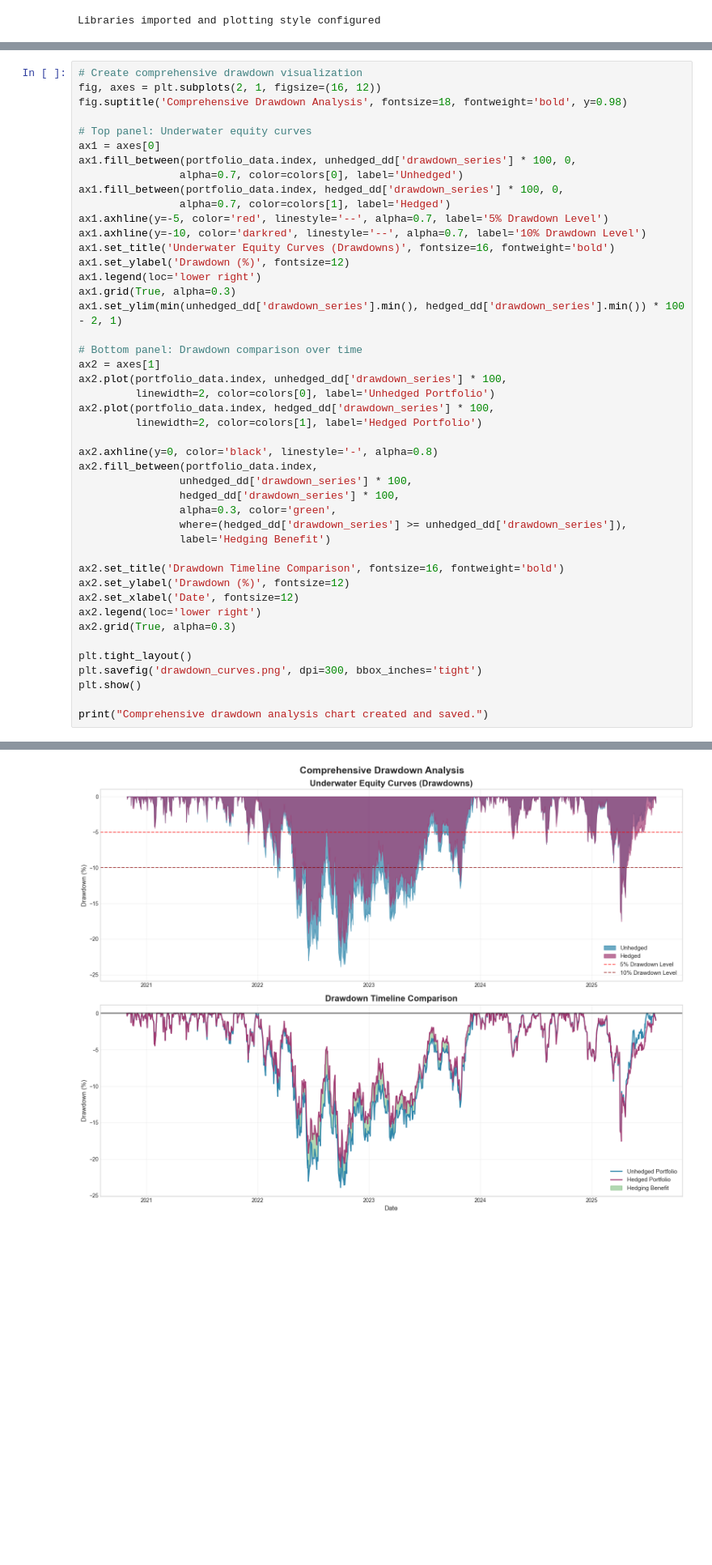
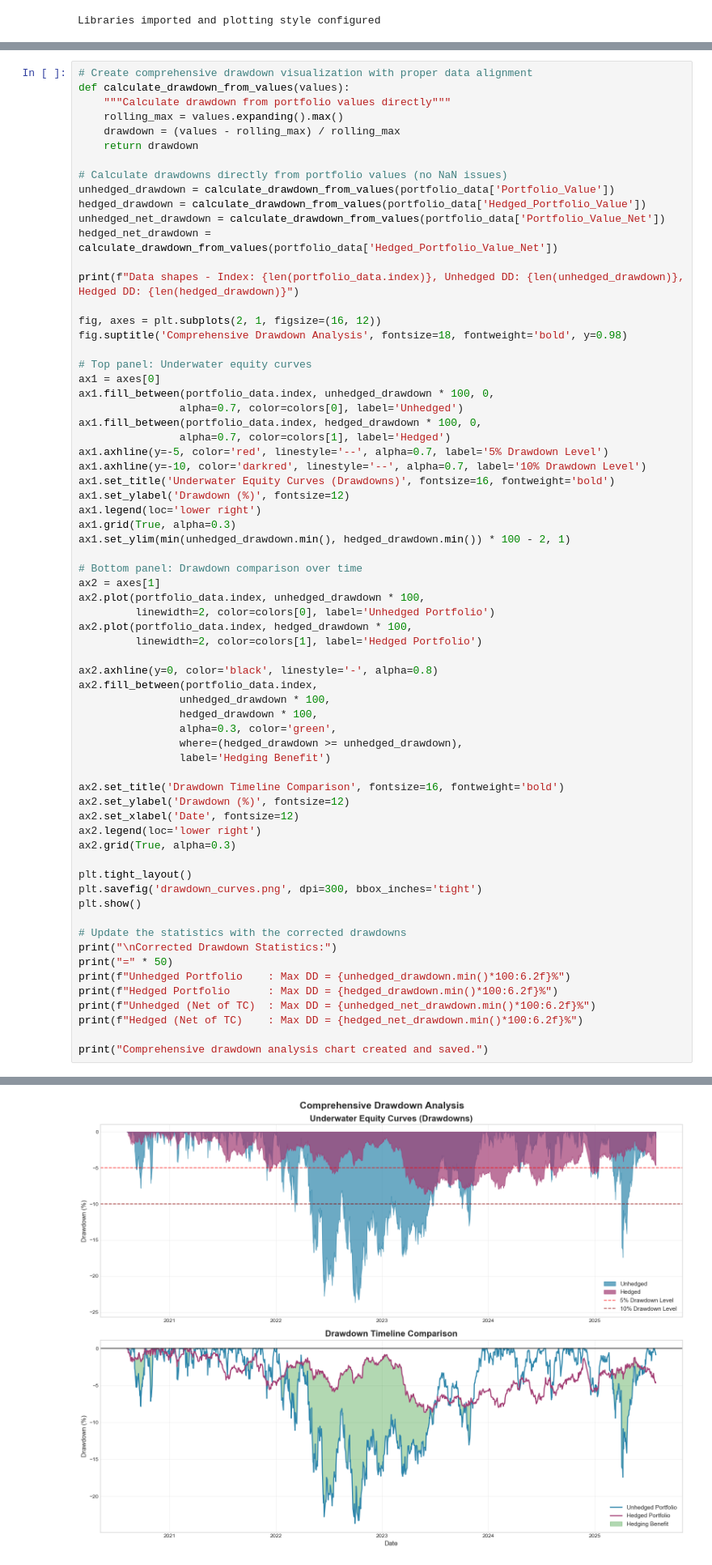
Before and after one commit to elliottgordon/finm-25000-p2-repository, a Jupyter notebook: Homework #6/Part 6: Visualization & Interpretation/visualization.ipynb, the cells around one changed output, grey strips where cells are left out. Shown at 81% size. Drawn from its saved outputs; the diff is of its cells as text; blank space fills up the shorter version.

```diff
--- a/Homework #6/Part 6: Visualization & Interpretation/visualization.ipynb
+++ b/Homework #6/Part 6: Visualization & Interpretation/visualization.ipynb
@@ -183,13 +227,27 @@ Hedged (Net)   : Max DD = -21.44%, Avg DD =  -5.84%, Severe DD Days = 467
 # %%
-# Create comprehensive drawdown visualization
+# Create comprehensive drawdown visualization with proper data alignment
+def calculate_drawdown_from_values(values):
+    """Calculate drawdown from portfolio values directly"""
+    rolling_max = values.expanding().max()
+    drawdown = (values - rolling_max) / rolling_max
+    return drawdown
+
+# Calculate drawdowns directly from portfolio values (no NaN issues)
+unhedged_drawdown = calculate_drawdown_from_values(portfolio_data['Portfolio_Value'])
+hedged_drawdown = calculate_drawdown_from_values(portfolio_data['Hedged_Portfolio_Value'])
+unhedged_net_drawdown = calculate_drawdown_from_values(portfolio_data['Portfolio_Value_Net'])
+hedged_net_drawdown = calculate_drawdown_from_values(portfolio_data['Hedged_Portfolio_Value_Net'])
+
+print(f"Data shapes - Index: {len(portfolio_data.index)}, Unhedged DD: {len(unhedged_drawdown)}, Hedged DD: {len(hedged_drawdown)}")
+
 fig, axes = plt.subplots(2, 1, figsize=(16, 12))
 fig.suptitle('Comprehensive Drawdown Analysis', fontsize=18, fontweight='bold', y=0.98)
 
 # Top panel: Underwater equity curves
 ax1 = axes[0]
-ax1.fill_between(portfolio_data.index, unhedged_dd['drawdown_series'] * 100, 0,
+ax1.fill_between(portfolio_data.index, unhedged_drawdown * 100, 0,
                 alpha=0.7, color=colors[0], label='Unhedged')
-ax1.fill_between(portfolio_data.index, hedged_dd['drawdown_series'] * 100, 0,
+ax1.fill_between(portfolio_data.index, hedged_drawdown * 100, 0,
                 alpha=0.7, color=colors[1], label='Hedged')
 ax1.axhline(y=-5, color='red', linestyle='--', alpha=0.7, label='5% Drawdown Level')
 ax1.axhline(y=-10, color='darkred', linestyle='--', alpha=0.7, label='10% Drawdown Level')
@@ -197,21 +255,21 @@ ax1.set_title('Underwater Equity Curves (Drawdowns)', fontsize=16, fontweight='b
 ax1.set_ylabel('Drawdown (%)', fontsize=12)
 ax1.legend(loc='lower right')
 ax1.grid(True, alpha=0.3)
-ax1.set_ylim(min(unhedged_dd['drawdown_series'].min(), hedged_dd['drawdown_series'].min()) * 100 - 2, 1)
+ax1.set_ylim(min(unhedged_drawdown.min(), hedged_drawdown.min()) * 100 - 2, 1)
 
 # Bottom panel: Drawdown comparison over time
 ax2 = axes[1]
-ax2.plot(portfolio_data.index, unhedged_dd['drawdown_series'] * 100,
+ax2.plot(portfolio_data.index, unhedged_drawdown * 100,
          linewidth=2, color=colors[0], label='Unhedged Portfolio')
-ax2.plot(portfolio_data.index, hedged_dd['drawdown_series'] * 100,
+ax2.plot(portfolio_data.index, hedged_drawdown * 100,
          linewidth=2, color=colors[1], label='Hedged Portfolio')
 
 ax2.axhline(y=0, color='black', linestyle='-', alpha=0.8)
 ax2.fill_between(portfolio_data.index,
-                unhedged_dd['drawdown_series'] * 100,
-                hedged_dd['drawdown_series'] * 100,
+                unhedged_drawdown * 100,
+                hedged_drawdown * 100,
                 alpha=0.3, color='green',
-                where=(hedged_dd['drawdown_series'] >= unhedged_dd['drawdown_series']),
+                where=(hedged_drawdown >= unhedged_drawdown),
                 label='Hedging Benefit')
 
 ax2.set_title('Drawdown Timeline Comparison', fontsize=16, fontweight='bold')
@@ -224,5 +282,13 @@ plt.tight_layout()
 plt.savefig('drawdown_curves.png', dpi=300, bbox_inches='tight')
 plt.show()
 
+# Update the statistics with the corrected drawdowns
+print("\nCorrected Drawdown Statistics:")
+print("=" * 50)
+print(f"Unhedged Portfolio    : Max DD = {unhedged_drawdown.min()*100:6.2f}%")
+print(f"Hedged Portfolio      : Max DD = {hedged_drawdown.min()*100:6.2f}%")
+print(f"Unhedged (Net of TC)  : Max DD = {unhedged_net_drawdown.min()*100:6.2f}%")
+print(f"Hedged (Net of TC)    : Max DD = {hedged_net_drawdown.min()*100:6.2f}%")
+
 print("Comprehensive drawdown analysis chart created and saved.")
 # %% [output]
@@ -229 +296 @@ print("Comprehensive drawdown analysis chart created and saved.")
-[figure, old version]
+[figure, new version]
```
Also changed, not shown: parts of 12 cells of this notebook, 15 other files.
